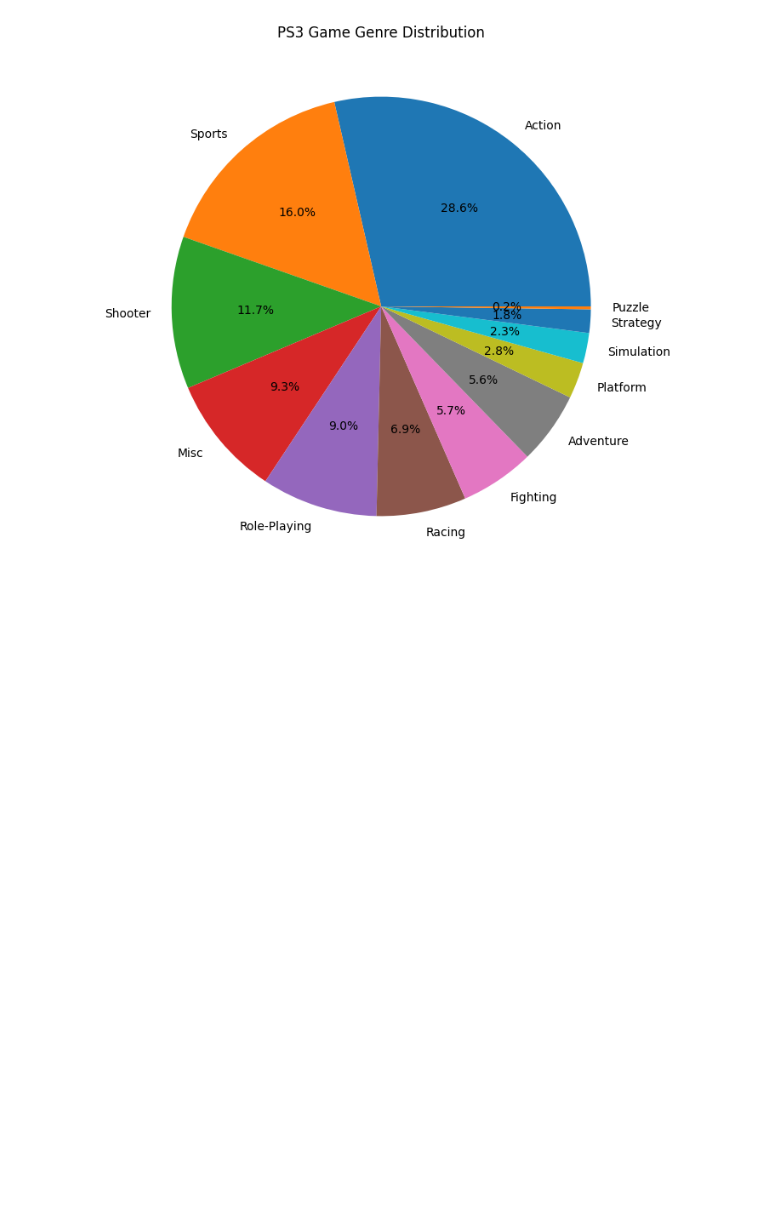
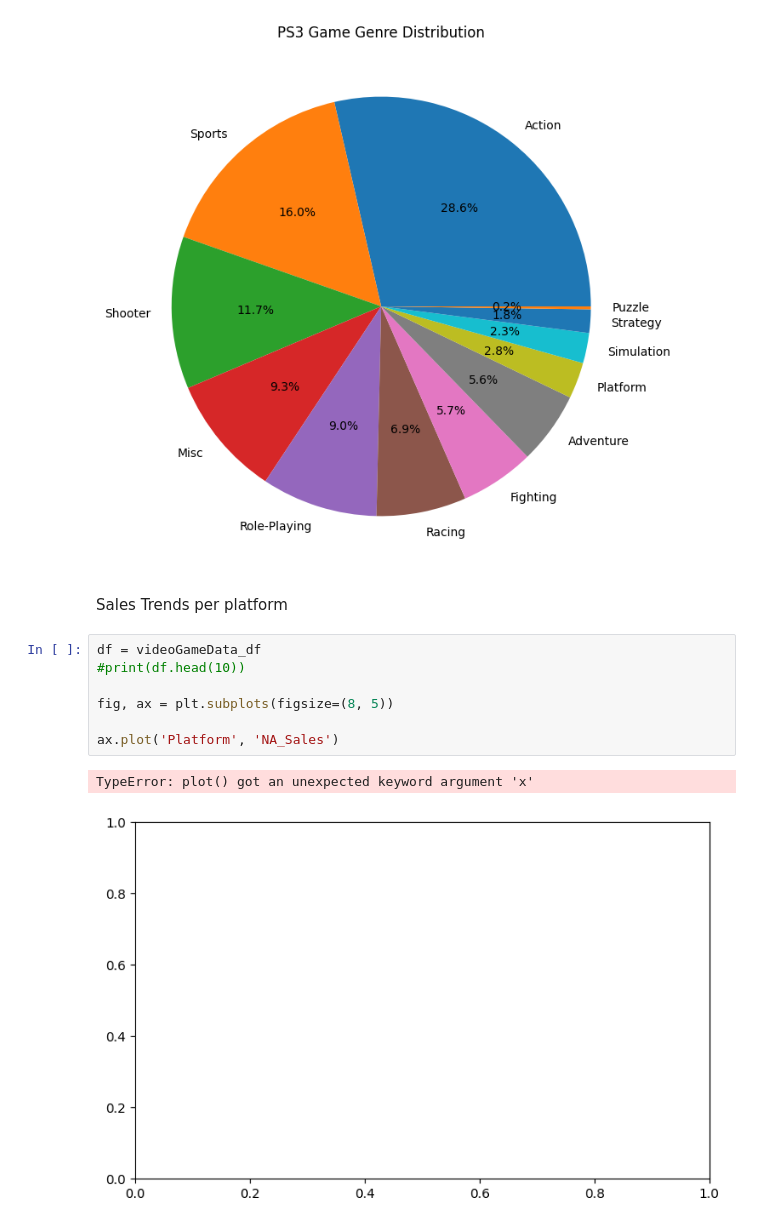
Before and after one commit to bdatye/VideoGameSalesTrends, a Jupyter notebook: VideoGamesSalesTrends.ipynb, the cells around one changed output. Saved outputs shown, nothing was run; the diff lists cells and outputs as text; blank space fills up the shorter version.

Commit message:
Plotting sales over time

```diff
--- a/VideoGamesSalesTrends.ipynb
+++ b/VideoGamesSalesTrends.ipynb
@@ -151,3 +151,15 @@ PS2
 [figure]
 PS3
 [figure]
+# %% [markdown]
+Sales Trends per platform
+# %%
+df = videoGameData_df
+#print(df.head(10))
+
+fig, ax = plt.subplots(figsize=(8, 5))
+
+ax.plot('Platform', 'NA_Sales')
+# %% [output]
+TypeError: plot() got an unexpected keyword argument 'x'
+[figure, added]
```
